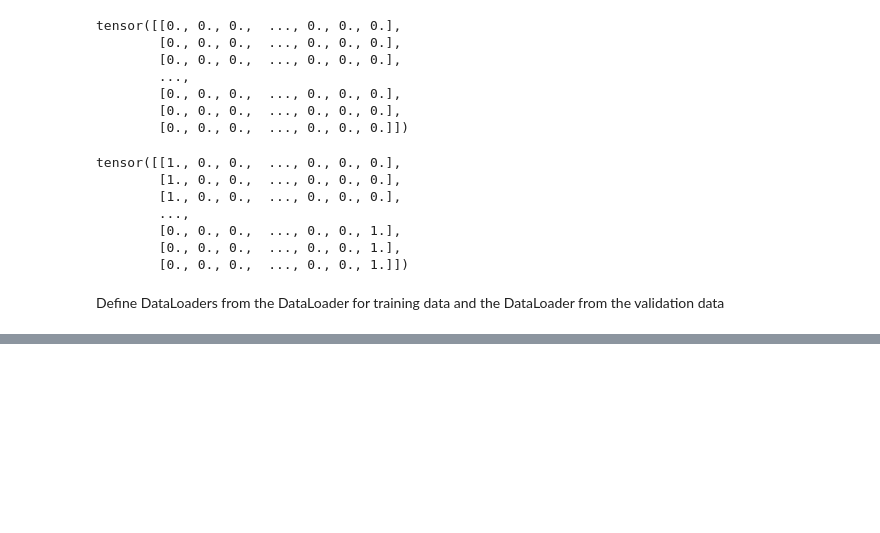
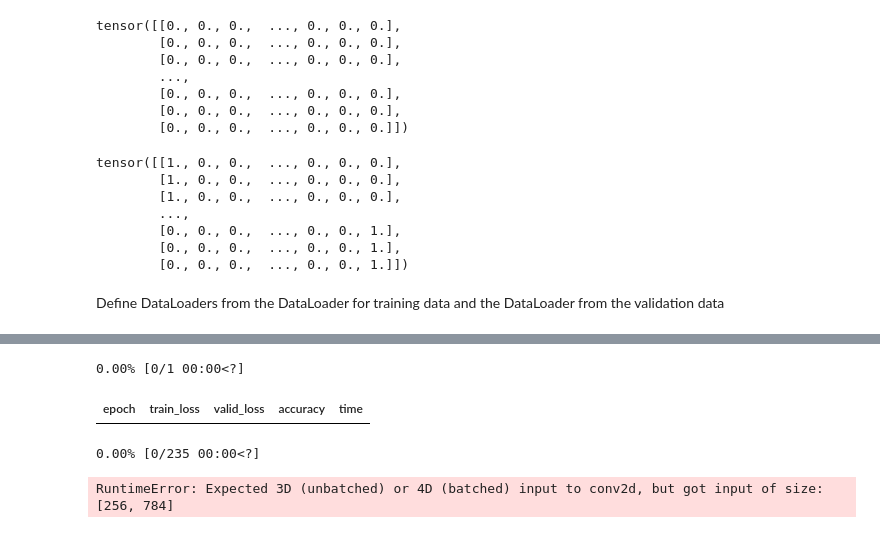
Before and after one commit to PawelGambus/handwritten_digits_recognition, a Jupyter notebook: digits_recognition-cnn_learner.ipynb, the cells around one changed output, grey strips where cells are left out. Saved outputs shown, nothing was run; the diff lists cells and outputs as text; code cells hidden in the pictures; blank space fills up the shorter version.

```diff
--- a/digits_recognition-cnn_learner.ipynb
+++ b/digits_recognition-cnn_learner.ipynb
@@ -122,4 +122,4 @@ Define DataLoaders from the DataLoader for training data and the DataLoader from
 # %%
 digit_dls = DataLoaders(train_dl, valid_dl)
 # %%
-learn = cnn_learner(digit_dls, resnet18, pretrained=False, loss_func=F.cross_entropy, metrics=accuracy)
+learn = cnn_learner(digit_dls, resnet18, pretrained=False, loss_func=F.cross_entropy, metrics=accuracy, n_out=10)
@@ -130,2 +125,0 @@ lr = 0.075
-# %%
-learn.fit(150, lr = lr)
@@ -149,0 +126,7 @@ learn.fit(150, lr = lr)
+# %%
+learn.fit_one_cycle(1, 0.1)
+# %% [output]
+0.00% [0/1 00:00<?]
+| epoch | train_loss | valid_loss | accuracy | time |
+0.00% [0/235 00:00<?]
+RuntimeError: Expected 3D (unbatched) or 4D (batched) input to conv2d, but got input of size: [256, 784]
```
Also changed, not shown: parts of 3 cells of this notebook.
